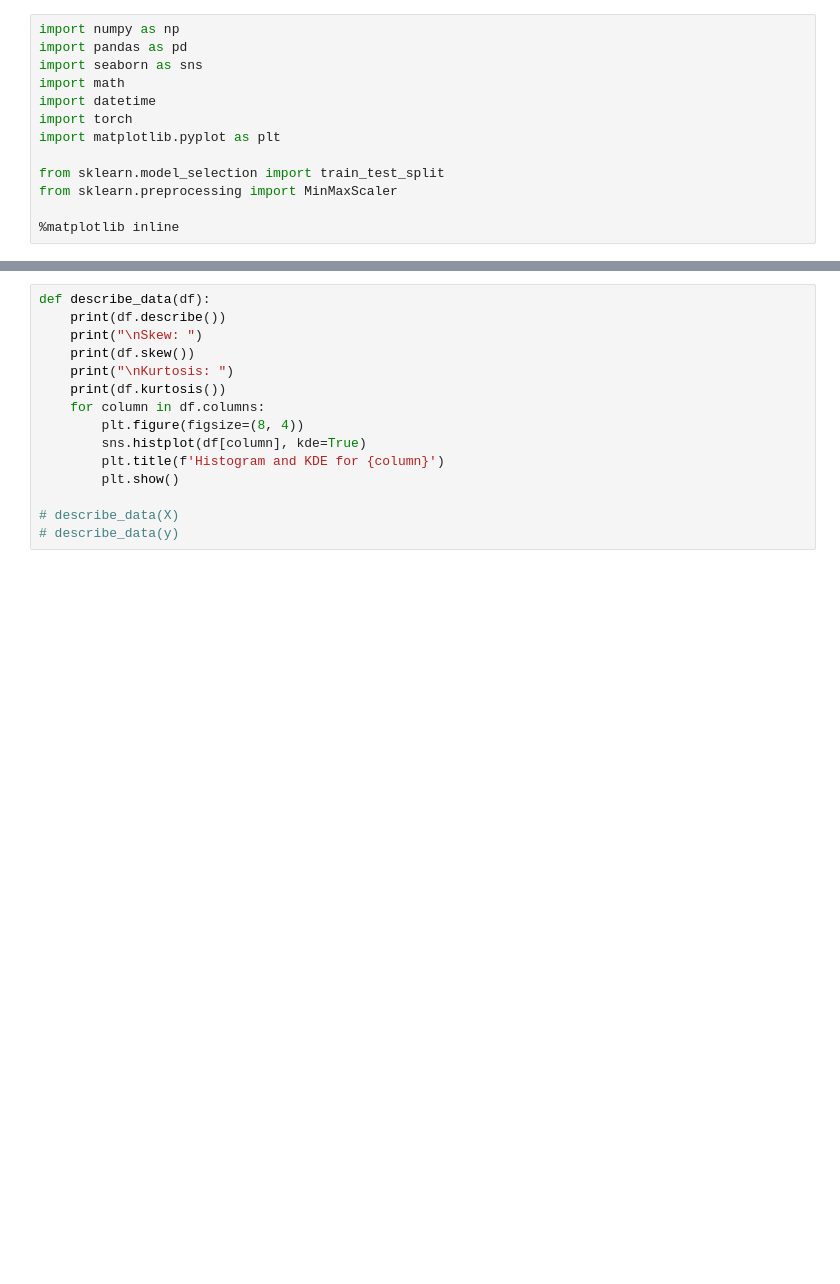
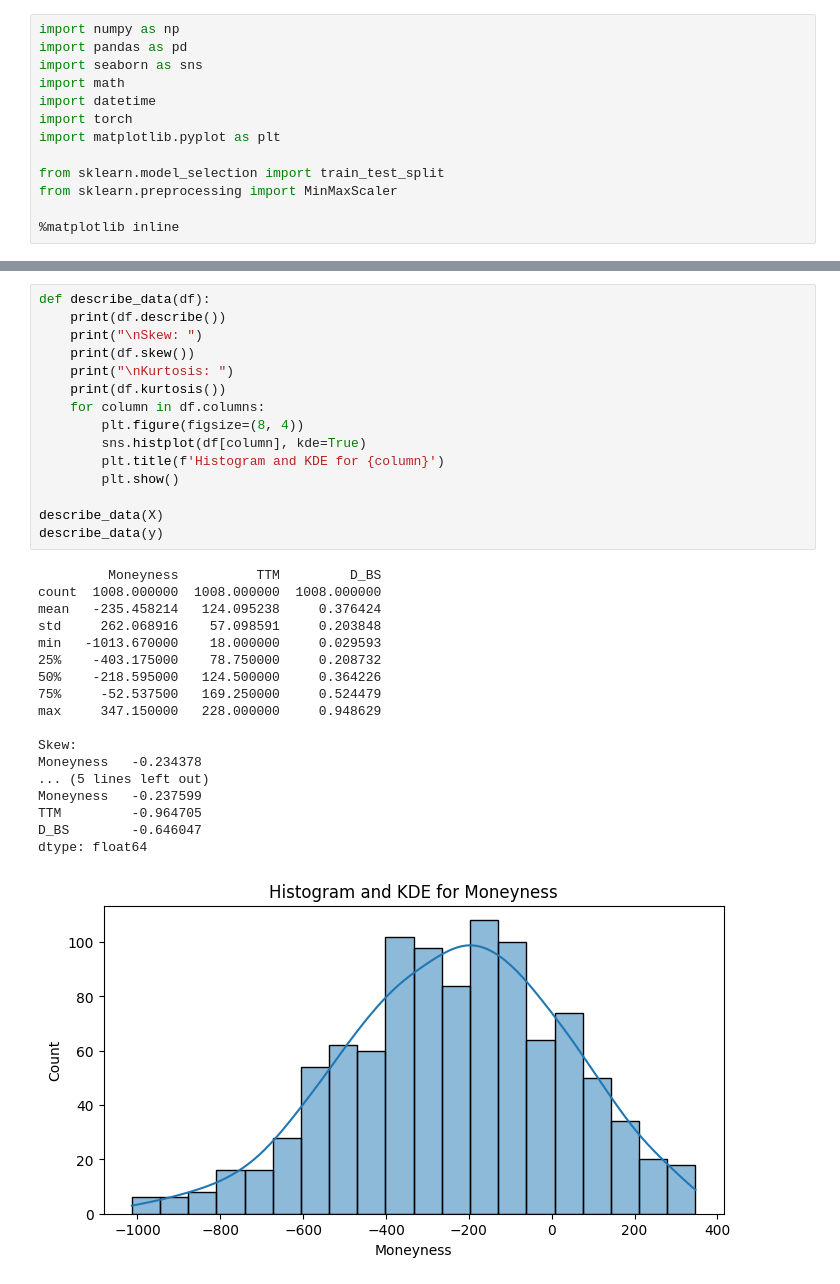
Before and after one commit to Thomas101Shen/Dynamic_hedging, a Jupyter notebook: FNN_residuals.ipynb, the cells around one changed output, grey strips where cells are left out. Saved outputs shown, nothing was run; the diff lists cells and outputs as text; blank space fills up the shorter version.

```diff
--- a/FNN_residuals.ipynb
+++ b/FNN_residuals.ipynb
@@ -53,15 +45,34 @@ Name: Target, dtype: float64
 # %%
 def describe_data(df):
     print(df.describe())
     print("\nSkew: ")
     print(df.skew())
     print("\nKurtosis: ")
     print(df.kurtosis())
     for column in df.columns:
         plt.figure(figsize=(8, 4))
         sns.histplot(df[column], kde=True)
         plt.title(f'Histogram and KDE for {column}')
         plt.show()
 
-# describe_data(X)
-# describe_data(y)
+describe_data(X)
+describe_data(y)
+# %% [output]
+         Moneyness          TTM         D_BS
+count  1008.000000  1008.000000  1008.000000
+mean   -235.458214   124.095238     0.376424
+std     262.068916    57.098591     0.203848
+min   -1013.670000    18.000000     0.029593
+25%    -403.175000    78.750000     0.208732
+50%    -218.595000   124.500000     0.364226
+75%     -52.537500   169.250000     0.524479
+max     347.150000   228.000000     0.948629
+
+Skew:
+Moneyness   -0.234378
+... (5 lines left out)
+Moneyness   -0.237599
+TTM         -0.964705
+D_BS        -0.646047
+dtype: float64
+[figure, added]
```
Also changed, not shown: parts of 18 cells of this notebook, 1 other file.
